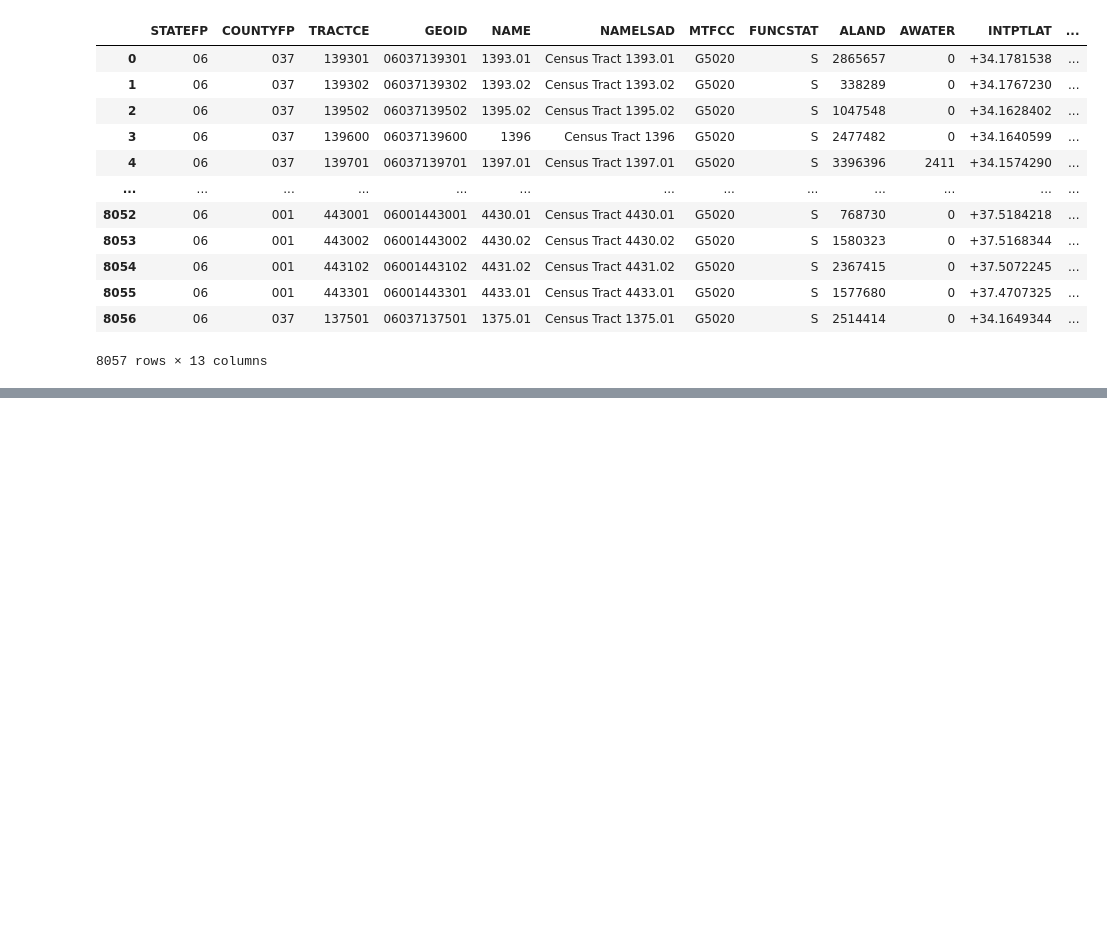
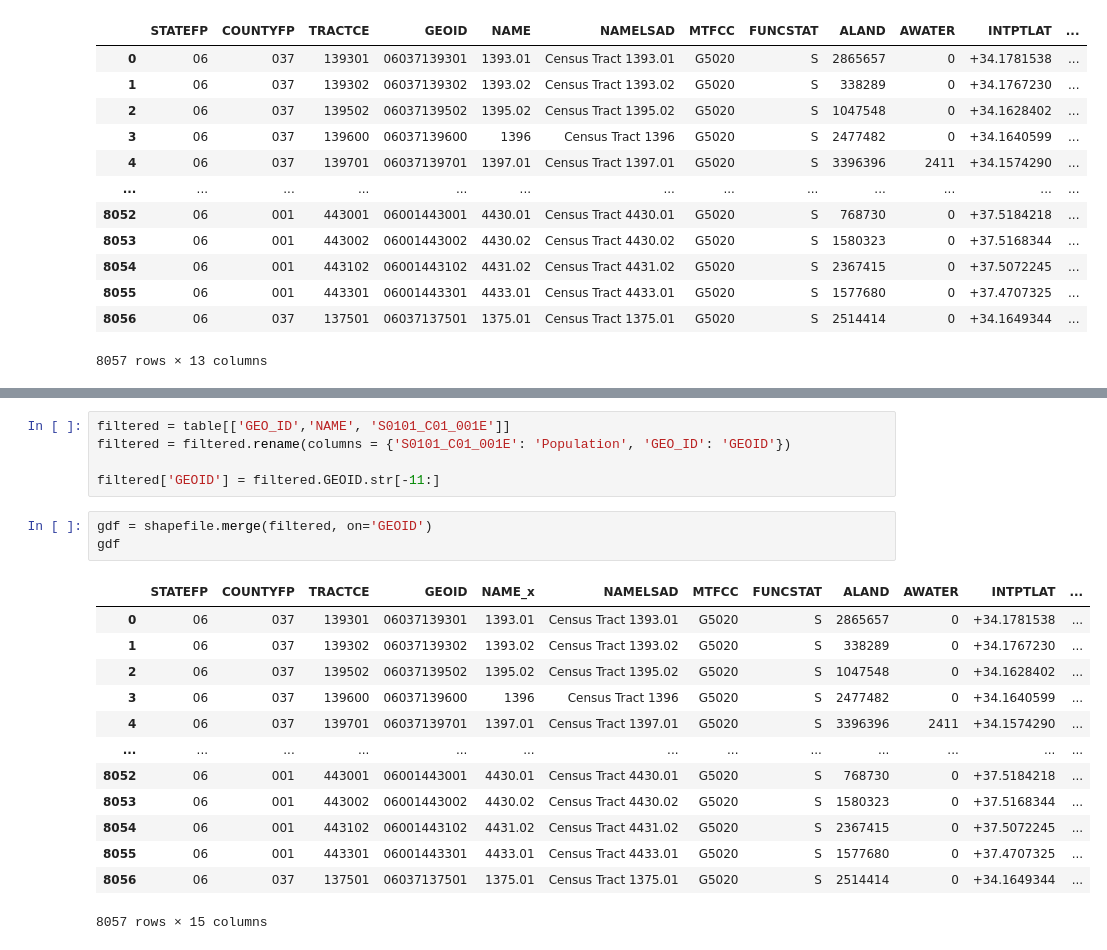
Before and after one commit to cheptoo284/geospatial-analysis, a Jupyter notebook: Copy_of_Untitled0.ipynb, the cells around one changed output, grey strips where cells are left out. Cells and saved outputs as stored; diff of their text form; blank space fills up the shorter version.

```diff
--- a/Copy_of_Untitled0.ipynb
+++ b/Copy_of_Untitled0.ipynb
@@ -451,0 +470,22 @@ shapefile
+# %%
+filtered = table[['GEO_ID','NAME', 'S0101_C01_001E']]
+filtered = filtered.rename(columns = {'S0101_C01_001E': 'Population', 'GEO_ID': 'GEOID'})
+
+filtered['GEOID'] = filtered.GEOID.str[-11:]
+# %%
+gdf = shapefile.merge(filtered, on='GEOID')
+gdf
+# %% [output]
+|  | STATEFP | COUNTYFP | TRACTCE | GEOID | NAME_x | NAMELSAD | MTFCC | FUNCSTAT | ALAND | AWATER | INTPTLAT | ... |
+| 0 | 06 | 037 | 139301 | 06037139301 | 1393.01 | Census Tract 1393.01 | G5020 | S | 2865657 | 0 | +34.1781538 | ... |
+| 1 | 06 | 037 | 139302 | 06037139302 | 1393.02 | Census Tract 1393.02 | G5020 | S | 338289 | 0 | +34.1767230 | ... |
+| 2 | 06 | 037 | 139502 | 06037139502 | 1395.02 | Census Tract 1395.02 | G5020 | S | 1047548 | 0 | +34.1628402 | ... |
+| 3 | 06 | 037 | 139600 | 06037139600 | 1396 | Census Tract 1396 | G5020 | S | 2477482 | 0 | +34.1640599 | ... |
+| 4 | 06 | 037 | 139701 | 06037139701 | 1397.01 | Census Tract 1397.01 | G5020 | S | 3396396 | 2411 | +34.1574290 | ... |
+| ... | ... | ... | ... | ... | ... | ... | ... | ... | ... | ... | ... | ... |
+| 8052 | 06 | 001 | 443001 | 06001443001 | 4430.01 | Census Tract 4430.01 | G5020 | S | 768730 | 0 | +37.5184218 | ... |
+| 8053 | 06 | 001 | 443002 | 06001443002 | 4430.02 | Census Tract 4430.02 | G5020 | S | 1580323 | 0 | +37.5168344 | ... |
+| 8054 | 06 | 001 | 443102 | 06001443102 | 4431.02 | Census Tract 4431.02 | G5020 | S | 2367415 | 0 | +37.5072245 | ... |
+| 8055 | 06 | 001 | 443301 | 06001443301 | 4433.01 | Census Tract 4433.01 | G5020 | S | 1577680 | 0 | +37.4707325 | ... |
+| 8056 | 06 | 037 | 137501 | 06037137501 | 1375.01 | Census Tract 1375.01 | G5020 | S | 2514414 | 0 | +34.1649344 | ... |
+8057 rows × 15 columns
```
Also changed, not shown: parts of 8 cells of this notebook.
